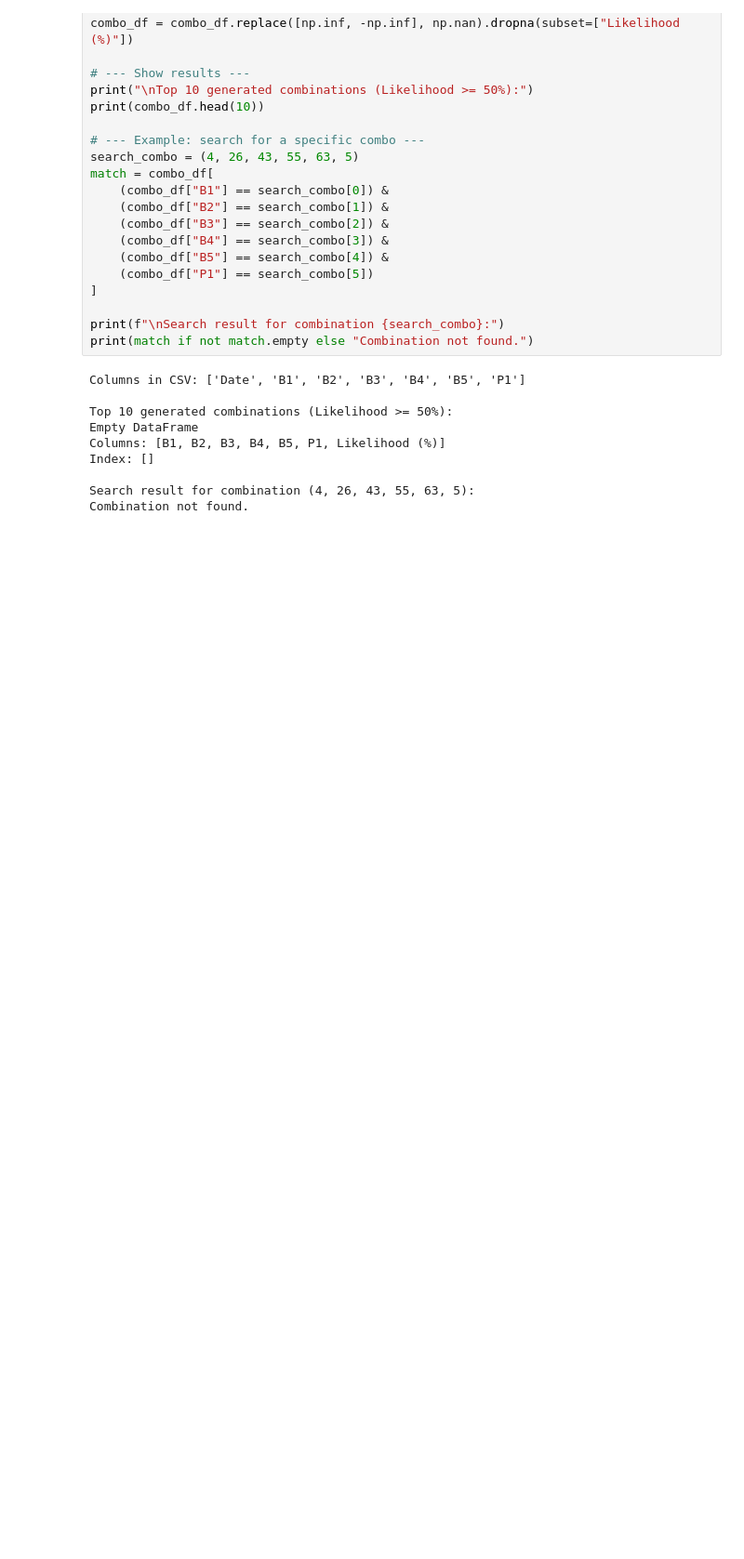
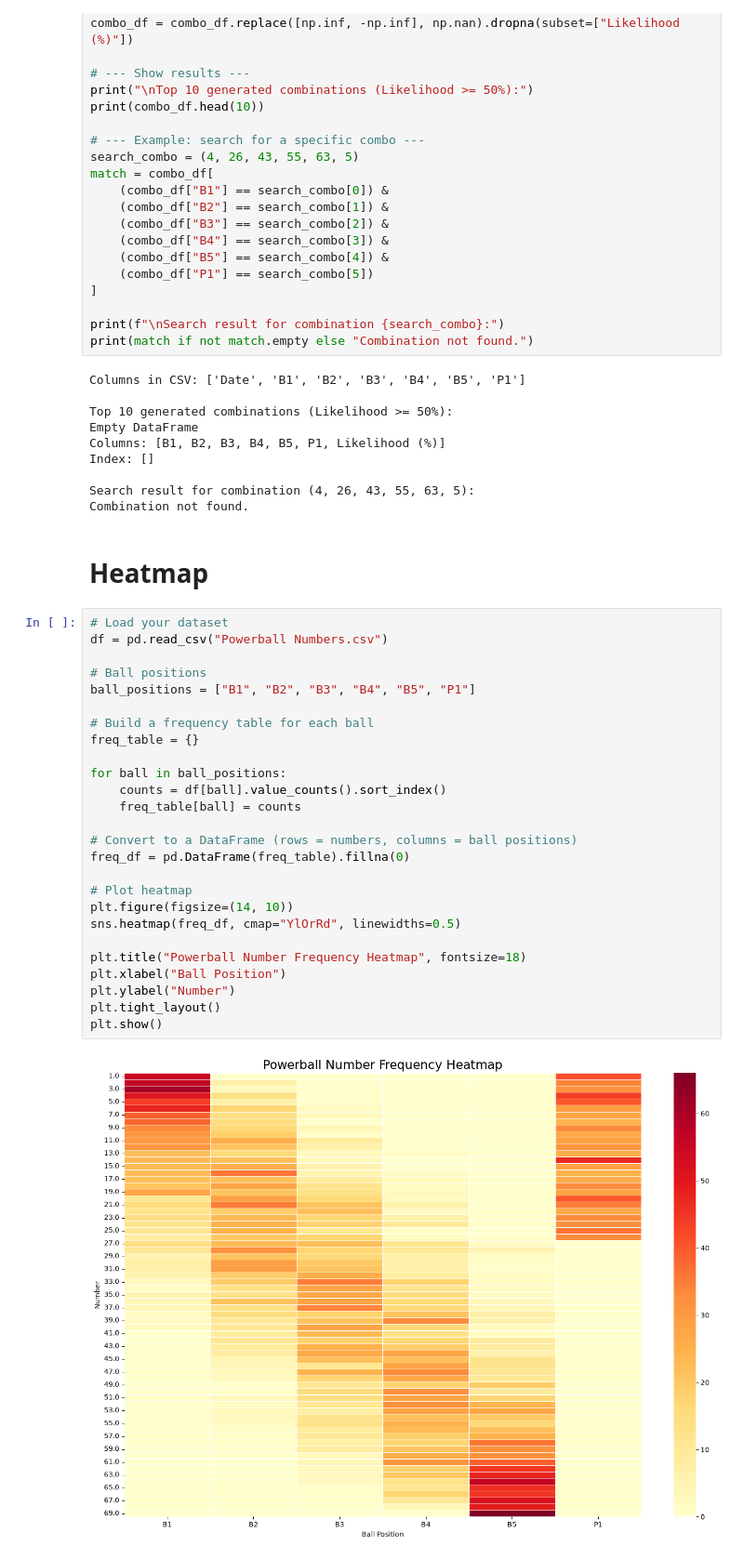
Before and after one commit to bloredo1987/AI-ML--TheLottery, a Jupyter notebook: Powerball Analysis _ML.ipynb, the cells around one changed output. Shown at 93% size. Drawn from its saved outputs; the diff is of its cells as text; blank space fills up the shorter version.

```diff
--- a/Powerball Analysis _ML.ipynb
+++ b/Powerball Analysis _ML.ipynb
@@ -365,3 +371,33 @@ Index: []
 
 Search result for combination (4, 26, 43, 55, 63, 5):
 Combination not found.
+# %% [markdown]
+# Heatmap
+# %%
+# Load your dataset
+df = pd.read_csv("Powerball Numbers.csv")
+
+# Ball positions
+ball_positions = ["B1", "B2", "B3", "B4", "B5", "P1"]
+
+# Build a frequency table for each ball
+freq_table = {}
+
+for ball in ball_positions:
+    counts = df[ball].value_counts().sort_index()
+    freq_table[ball] = counts
+
+# Convert to a DataFrame (rows = numbers, columns = ball positions)
+freq_df = pd.DataFrame(freq_table).fillna(0)
+
+# Plot heatmap
+plt.figure(figsize=(14, 10))
+sns.heatmap(freq_df, cmap="YlOrRd", linewidths=0.5)
+
+plt.title("Powerball Number Frequency Heatmap", fontsize=18)
+plt.xlabel("Ball Position")
+plt.ylabel("Number")
+plt.tight_layout()
+plt.show()
+# %% [output]
+[figure, added]
```
Also changed, not shown: parts of 3 cells of this notebook, 1 other file.
